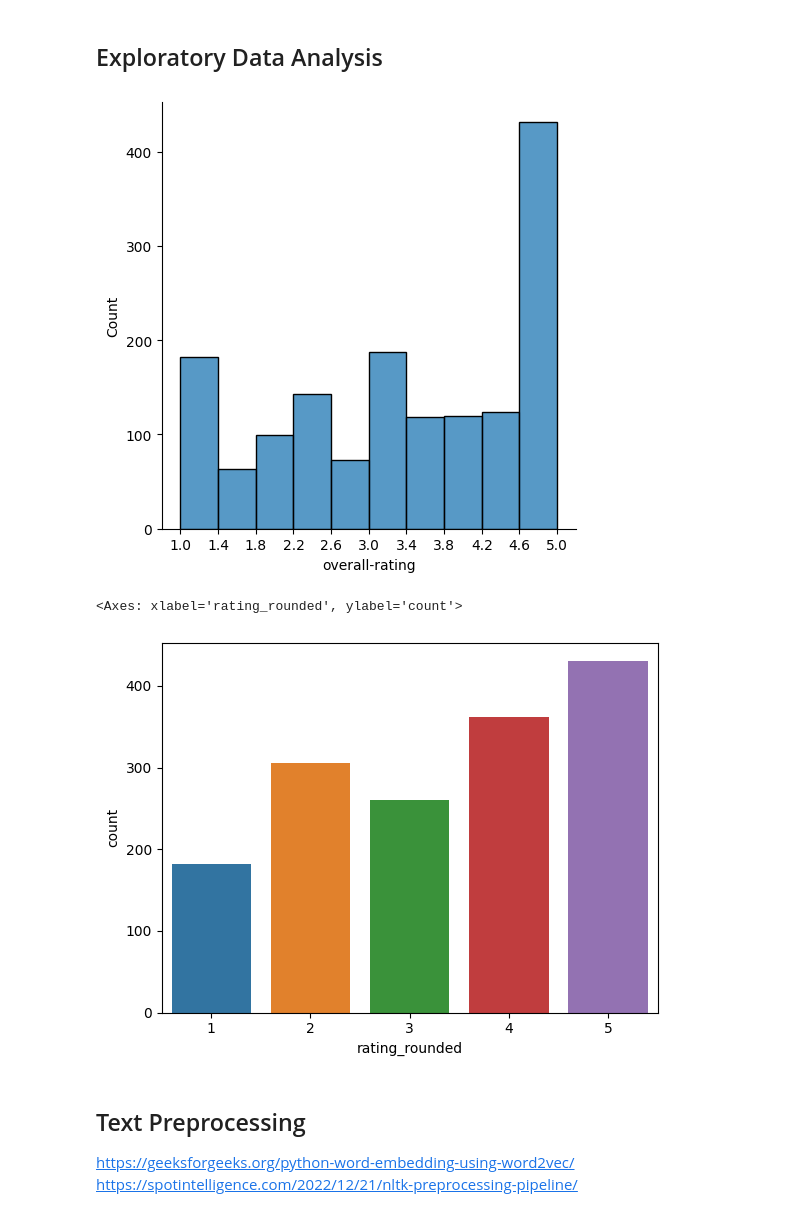
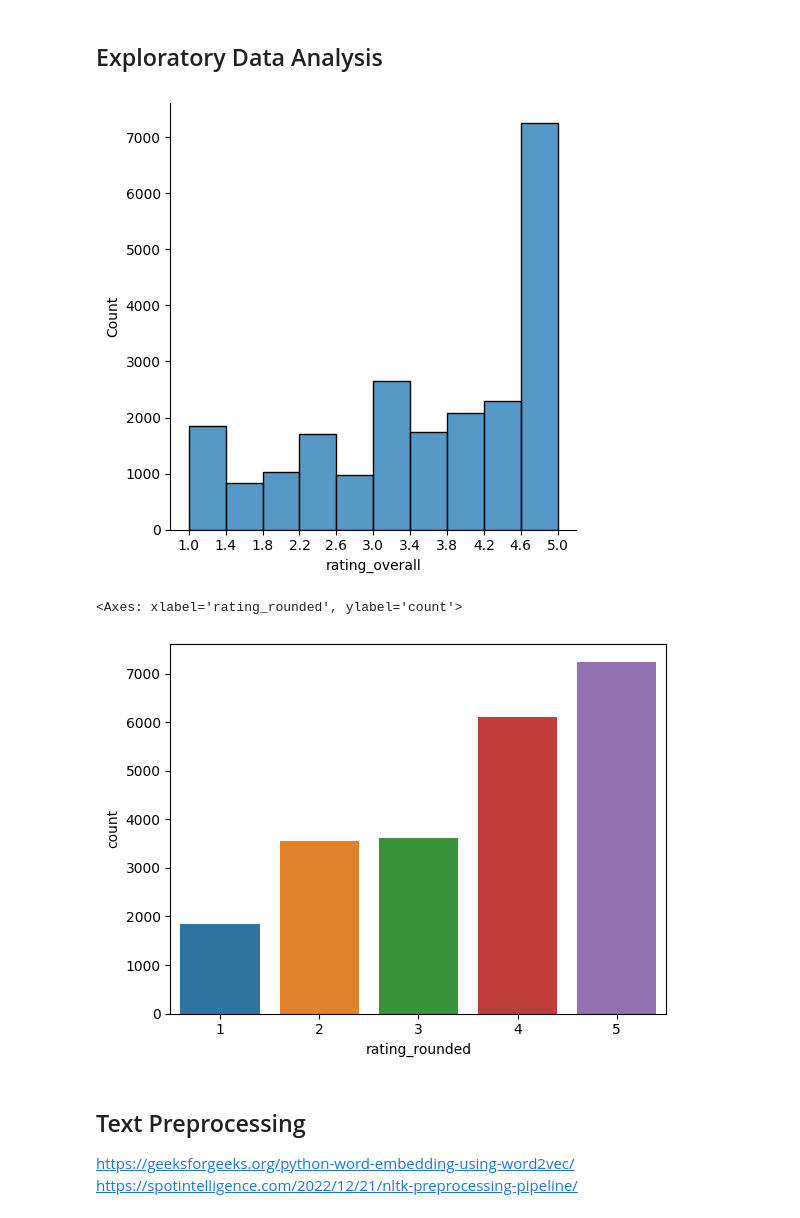
Before and after one commit to sepidehparhami/abilify-ratings, a Jupyter notebook: abilify-ratings.ipynb, the cells around one changed output. Saved outputs shown, nothing was run; the diff lists cells and outputs as text; code cells hidden in the pictures.

Commit message:
run using scraped WebMD depression drug reviews

```diff
--- a/abilify-ratings.ipynb
+++ b/abilify-ratings.ipynb
@@ -64,0 +56,13 @@ After dropping NAs: 1540
+# %%
+# load dataset from scraping reviews from drugs on WebMD depression drugs list
+
+corpus = pd.read_csv('/kaggle/input/psychiatric-drug-webmd-reviews/psychiatric_drug_webmd_reviews.csv',
+                     encoding_errors='replace', # use replacement character for characters not in UTF-8
+                     index_col=0)
+
+print(f'Before dropping NAs: {len(corpus)}')
+corpus = corpus.dropna(axis=0)
+corpus = corpus.reset_index(drop=True)
+print(f'After dropping NAs: {len(corpus)}')
+
+corpus.head(5)
@@ -65,3 +78,5 @@ After dropping NAs: 1540
+# %%
+corpus = corpus[['rating_overall', 'text']]
 # %% [markdown]
 ## Exploratory Data Analysis
 # %%
@@ -69,20 +84,20 @@ After dropping NAs: 1540
 
 bins = 10
 bin_width = (5-1)/bins
-ax = sns.displot(corpus, x='overall-rating', bins=bins)
+ax = sns.displot(corpus, x='rating_overall', bins=bins)
 plt.xticks(np.arange(1, 5+bin_width, bin_width))
 
 plt.show()
 # %% [output]
-[figure, old version]
+[figure, new version]
 # %%
 # round ratings and view distribution
 
-corpus['rating_rounded'] = corpus['overall-rating'].round().astype(int)
+corpus['rating_rounded'] = corpus['rating_overall'].round().astype(int)
 sns.countplot(corpus, x='rating_rounded')
 # %% [output]
 <Axes: xlabel='rating_rounded', ylabel='count'>
-[figure, old version]
+[figure, new version]
 # %%
 # TODO: add word cloud
 # https://www.datacamp.com/tutorial/wordcloud-python
```
Also changed, not shown: parts of 27 cells of this notebook.
